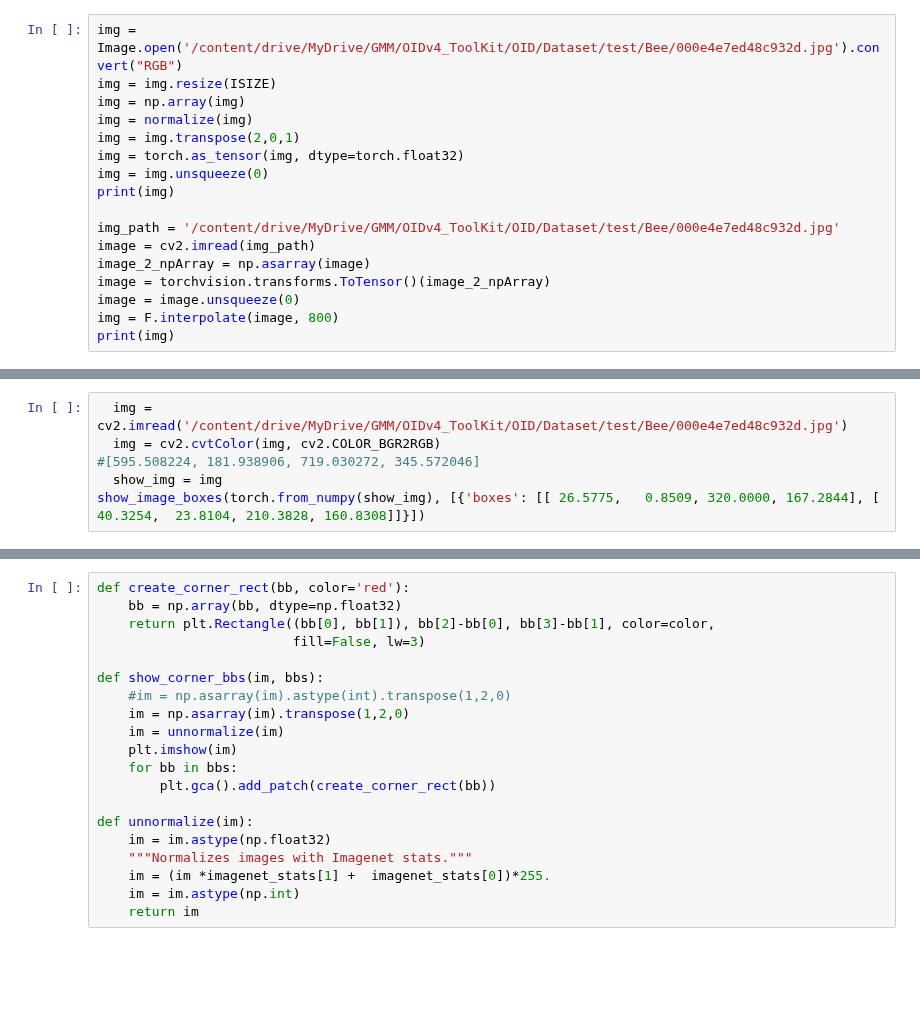
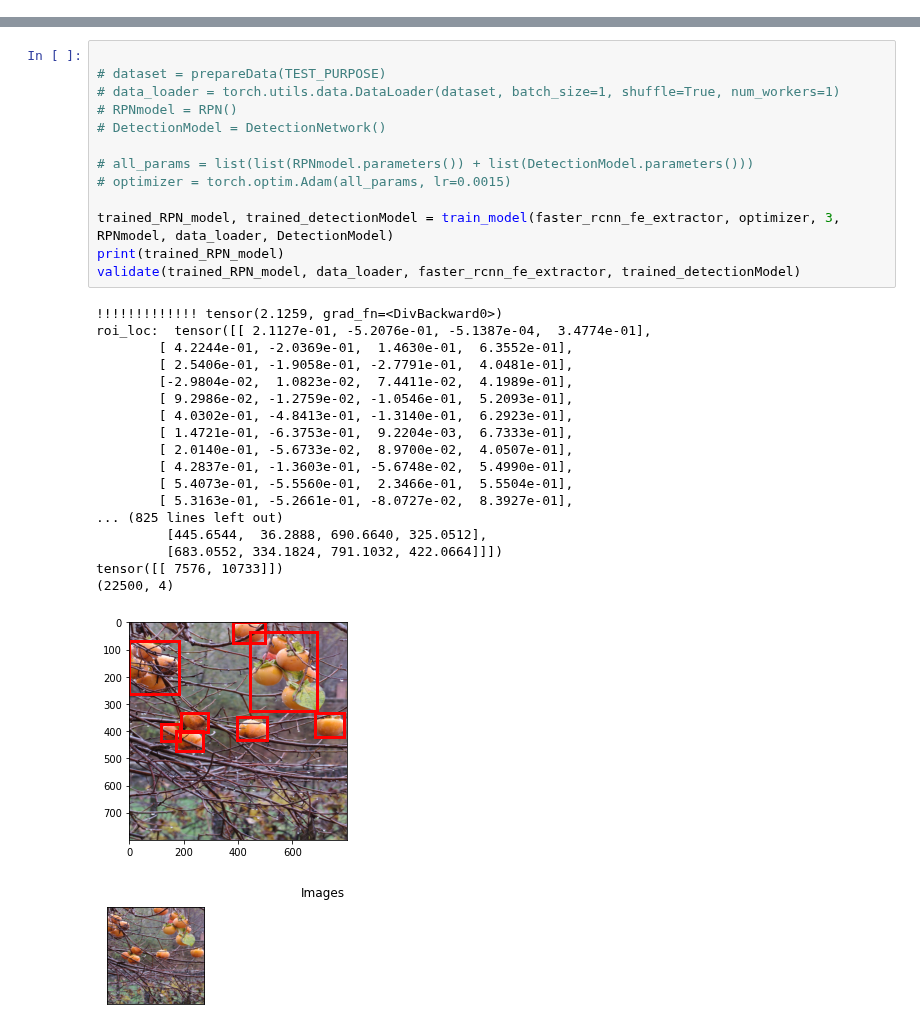
Before and after one commit to ugnet/Faster-RCNN, a Jupyter notebook: FINAL_Faster_RCNN_pytorch.ipynb, the cells around one changed output, grey strips where cells are left out. Drawn from its saved outputs; the diff is of its cells as text; blank space fills up the shorter version.

```diff
--- a/FINAL_Faster_RCNN_pytorch.ipynb
+++ b/FINAL_Faster_RCNN_pytorch.ipynb
@@ -173,17 +65,0 @@ siiize torch.Size([1, 3, 800, 800])
-# %%
-img = Image.open('/content/drive/MyDrive/GMM/OIDv4_ToolKit/OID/Dataset/test/Bee/000e4e7ed48c932d.jpg').convert("RGB")
-img = img.resize(ISIZE)
-img = np.array(img)
-img = normalize(img)
-img = img.transpose(2,0,1)
-img = torch.as_tensor(img, dtype=torch.float32)
-img = img.unsqueeze(0)
-print(img)
-
-img_path = '/content/drive/MyDrive/GMM/OIDv4_ToolKit/OID/Dataset/test/Bee/000e4e7ed48c932d.jpg'
-image = cv2.imread(img_path)
-image_2_npArray = np.asarray(image)
-image = torchvision.transforms.ToTensor()(image_2_npArray)
-image = image.unsqueeze(0)
-img = F.interpolate(image, 800)
-print(img)
@@ -192,6 +65,0 @@ NameError: ignored
-# %%
-  img = cv2.imread('/content/drive/MyDrive/GMM/OIDv4_ToolKit/OID/Dataset/test/Bee/000e4e7ed48c932d.jpg')
-  img = cv2.cvtColor(img, cv2.COLOR_BGR2RGB)
-#[595.508224, 181.938906, 719.030272, 345.572046]
-  show_img = img
-show_image_boxes(torch.from_numpy(show_img), [{'boxes': [[ 26.5775,   0.8509, 320.0000, 167.2844], [ 40.3254,  23.8104, 210.3828, 160.8308]]}])
@@ -401,20 +1167,33 @@ def getRootPath(class_name, purpose):
-# %%
-def create_corner_rect(bb, color='red'):
-    bb = np.array(bb, dtype=np.float32)
-    return plt.Rectangle((bb[0], bb[1]), bb[2]-bb[0], bb[3]-bb[1], color=color,
-                         fill=False, lw=3)
-
-def show_corner_bbs(im, bbs):
-    #im = np.asarray(im).astype(int).transpose(1,2,0)
-    im = np.asarray(im).transpose(1,2,0)
-    im = unnormalize(im)
-    plt.imshow(im)
-    for bb in bbs:
-        plt.gca().add_patch(create_corner_rect(bb))
-
-def unnormalize(im):
-    im = im.astype(np.float32)
-    """Normalizes images with Imagenet stats."""
-    im = (im *imagenet_stats[1] +  imagenet_stats[0])*255.
-    im = im.astype(np.int)
-    return im
+# %%
+
+# dataset = prepareData(TEST_PURPOSE)
+# data_loader = torch.utils.data.DataLoader(dataset, batch_size=1, shuffle=True, num_workers=1)
+# RPNmodel = RPN()
+# DetectionModel = DetectionNetwork()
+
+# all_params = list(list(RPNmodel.parameters()) + list(DetectionModel.parameters()))
+# optimizer = torch.optim.Adam(all_params, lr=0.0015)
+
+trained_RPN_model, trained_detectionModel = train_model(faster_rcnn_fe_extractor, optimizer, 3, RPNmodel, data_loader, DetectionModel)
+print(trained_RPN_model)
+validate(trained_RPN_model, data_loader, faster_rcnn_fe_extractor, trained_detectionModel)
+# %% [output]
+!!!!!!!!!!!!! tensor(2.1259, grad_fn=<DivBackward0>)
+roi_loc:  tensor([[ 2.1127e-01, -5.2076e-01, -5.1387e-04,  3.4774e-01],
+        [ 4.2244e-01, -2.0369e-01,  1.4630e-01,  6.3552e-01],
+        [ 2.5406e-01, -1.9058e-01, -2.7791e-01,  4.0481e-01],
+        [-2.9804e-02,  1.0823e-02,  7.4411e-02,  4.1989e-01],
+        [ 9.2986e-02, -1.2759e-02, -1.0546e-01,  5.2093e-01],
+        [ 4.0302e-01, -4.8413e-01, -1.3140e-01,  6.2923e-01],
+        [ 1.4721e-01, -6.3753e-01,  9.2204e-03,  6.7333e-01],
+        [ 2.0140e-01, -5.6733e-02,  8.9700e-02,  4.0507e-01],
+        [ 4.2837e-01, -1.3603e-01, -5.6748e-02,  5.4990e-01],
+        [ 5.4073e-01, -5.5560e-01,  2.3466e-01,  5.5504e-01],
+        [ 5.3163e-01, -5.2661e-01, -8.0727e-02,  8.3927e-01],
+... (825 lines left out)
+         [445.6544,  36.2888, 690.6640, 325.0512],
+         [683.0552, 334.1824, 791.1032, 422.0664]]])
+tensor([[ 7576, 10733]])
+(22500, 4)
+[figure, added]
+[figure, added]
```
Also changed, not shown: parts of 23 cells of this notebook.
